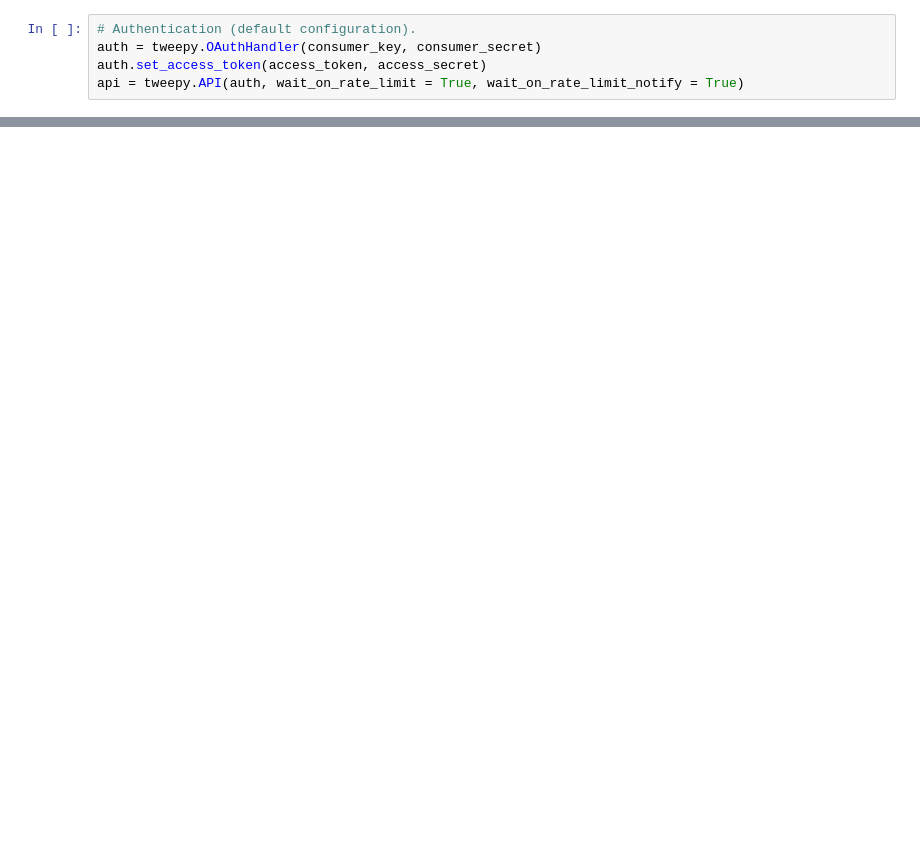
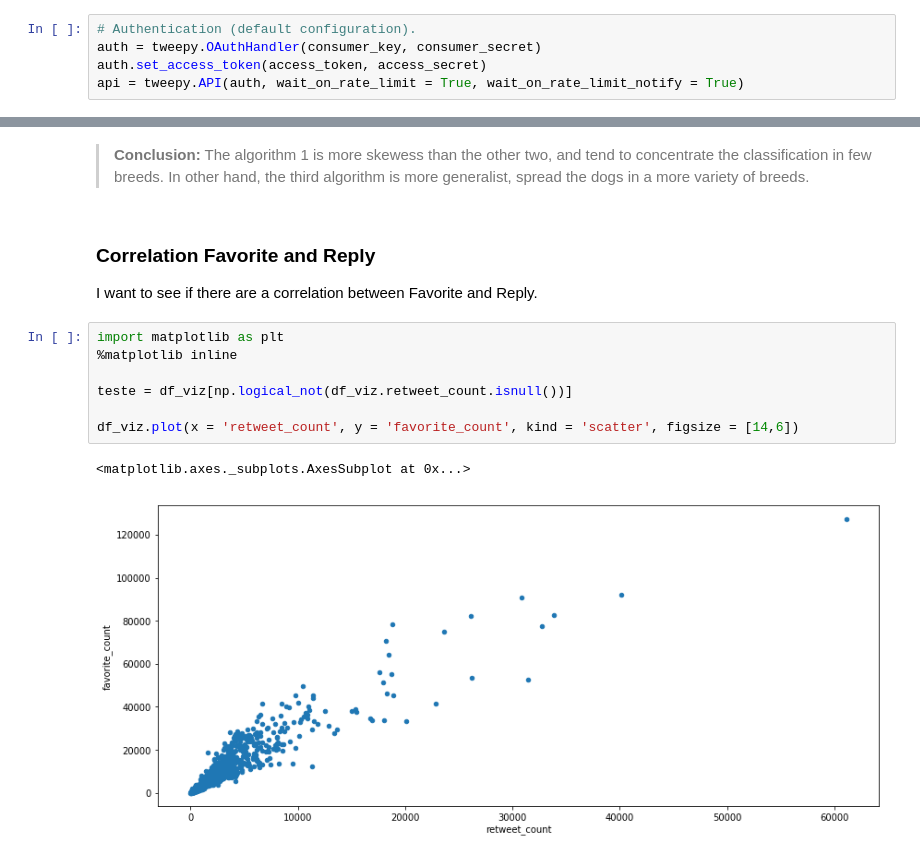
Before and after one commit to AndersonUyekita/ND111_data_science_foundations_02, a Jupyter notebook: 03-Chapter03/00-Project_02/nd111_udacity_project_02.ipynb, the cells around one changed output, grey strips where cells are left out. Cells and saved outputs as stored; diff of their text form; blank space fills up the shorter version.

Commit message:
Chapter 03 - Project 02 - Finishing Project - Almost there!

```diff
--- a/03-Chapter03/00-Project_02/nd111_udacity_project_02.ipynb
+++ b/03-Chapter03/00-Project_02/nd111_udacity_project_02.ipynb
@@ -718,0 +1647,16 @@ I have consulted this websites to perform this project.
+# %% [markdown]
+>**Conclusion:** The algorithm 1 is more skewess than the other two, and tend to concentrate the classification in few breeds. In other hand, the third algorithm is more generalist, spread the dogs in a more variety of breeds.
+# %% [markdown]
+### Correlation Favorite and Reply
+
+I want to see if there are a correlation between Favorite and Reply.
+# %%
+import matplotlib as plt
+%matplotlib inline
+
+teste = df_viz[np.logical_not(df_viz.retweet_count.isnull())]
+
+df_viz.plot(x = 'retweet_count', y = 'favorite_count', kind = 'scatter', figsize = [14,6])
+# %% [output]
+<matplotlib.axes._subplots.AxesSubplot at 0x...>
+[figure, added]
```
Also changed, not shown: parts of 161 cells of this notebook, 4 other files.
